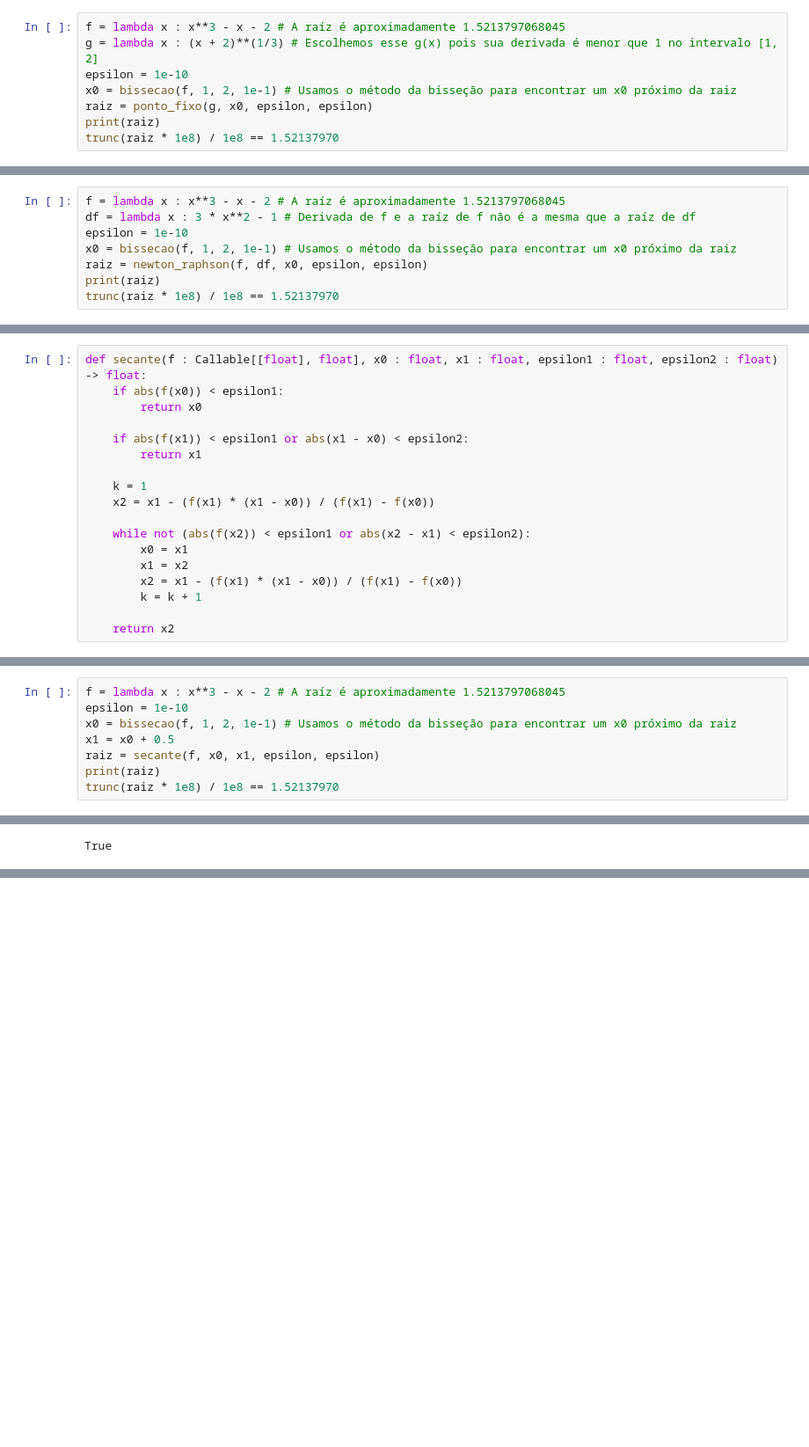
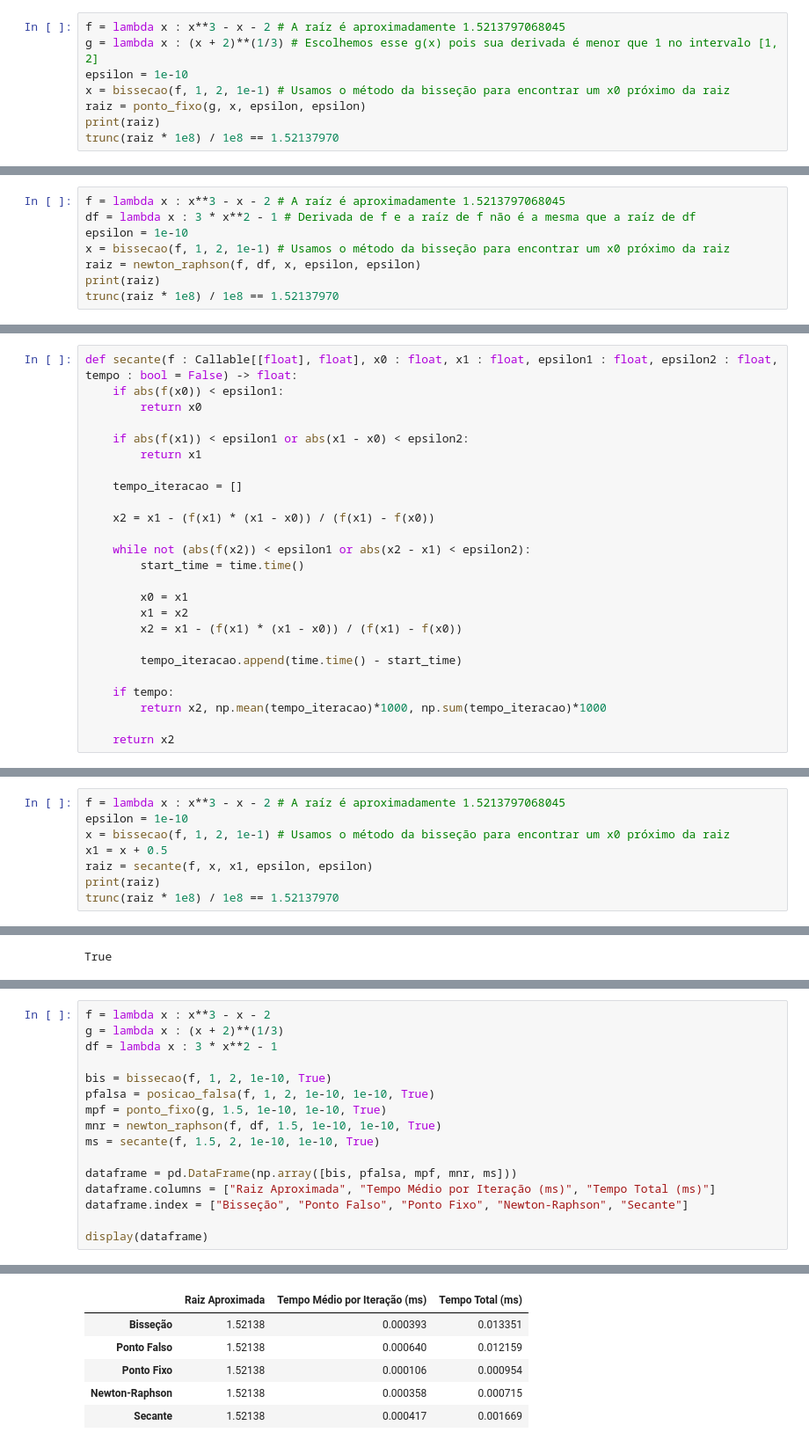
Before and after one commit to Gian-Figueiredo/mat-comp, a Jupyter notebook: cap 2/atv1.ipynb, the cells around one changed output, grey strips where cells are left out. Shown at 88% size. Saved outputs shown, nothing was run; the diff lists cells and outputs as text; blank space fills up the shorter version.

```diff
--- a/cap 2/atv1.ipynb
+++ b/cap 2/atv1.ipynb
@@ -182,8 +228,8 @@ def ponto_fixo(g : Callable[[float], float], x0 : float, epsilon1 : float, epsil
 f = lambda x : x**3 - x - 2 # A raíz é aproximadamente 1.5213797068045
 g = lambda x : (x + 2)**(1/3) # Escolhemos esse g(x) pois sua derivada é menor que 1 no intervalo [1, 2]
 epsilon = 1e-10
-x0 = bissecao(f, 1, 2, 1e-1) # Usamos o método da bisseção para encontrar um x0 próximo da raiz
-raiz = ponto_fixo(g, x0, epsilon, epsilon)
+x = bissecao(f, 1, 2, 1e-1) # Usamos o método da bisseção para encontrar um x0 próximo da raiz
+raiz = ponto_fixo(g, x, epsilon, epsilon)
 print(raiz)
 trunc(raiz * 1e8) / 1e8 == 1.52137970
 # %% [output]
@@ -233,8 +294,8 @@ def newton_raphson(f : Callable[[float], float], df : Callable[[float], float],
 f = lambda x : x**3 - x - 2 # A raíz é aproximadamente 1.5213797068045
 df = lambda x : 3 * x**2 - 1 # Derivada de f e a raíz de f não é a mesma que a raíz de df
 epsilon = 1e-10
-x0 = bissecao(f, 1, 2, 1e-1) # Usamos o método da bisseção para encontrar um x0 próximo da raiz
-raiz = newton_raphson(f, df, x0, epsilon, epsilon)
+x = bissecao(f, 1, 2, 1e-1) # Usamos o método da bisseção para encontrar um x0 próximo da raiz
+raiz = newton_raphson(f, df, x, epsilon, epsilon)
 print(raiz)
 trunc(raiz * 1e8) / 1e8 == 1.52137970
 # %% [output]
@@ -267,21 +336,28 @@ True
 # %% [markdown]
 ## Código
 # %%
-def secante(f : Callable[[float], float], x0 : float, x1 : float, epsilon1 : float, epsilon2 : float) -> float:
+def secante(f : Callable[[float], float], x0 : float, x1 : float, epsilon1 : float, epsilon2 : float, tempo : bool = False) -> float:
     if abs(f(x0)) < epsilon1:
         return x0
 
     if abs(f(x1)) < epsilon1 or abs(x1 - x0) < epsilon2:
         return x1
 
-    k = 1
+    tempo_iteracao = []
+
     x2 = x1 - (f(x1) * (x1 - x0)) / (f(x1) - f(x0))
 
     while not (abs(f(x2)) < epsilon1 or abs(x2 - x1) < epsilon2):
+        start_time = time.time()
+
         x0 = x1
         x1 = x2
         x2 = x1 - (f(x1) * (x1 - x0)) / (f(x1) - f(x0))
-        k = k + 1
+
+        tempo_iteracao.append(time.time() - start_time)
+
+    if tempo:
+        return x2, np.mean(tempo_iteracao)*1000, np.sum(tempo_iteracao)*1000
 
     return x2
 # %% [markdown]
@@ -289,9 +365,9 @@ def secante(f : Callable[[float], float], x0 : float, x1 : float, epsilon1 : flo
 # %%
 f = lambda x : x**3 - x - 2 # A raíz é aproximadamente 1.5213797068045
 epsilon = 1e-10
-x0 = bissecao(f, 1, 2, 1e-1) # Usamos o método da bisseção para encontrar um x0 próximo da raiz
-x1 = x0 + 0.5
-raiz = secante(f, x0, x1, epsilon, epsilon)
+x = bissecao(f, 1, 2, 1e-1) # Usamos o método da bisseção para encontrar um x0 próximo da raiz
+x1 = x + 0.5
+raiz = secante(f, x, x1, epsilon, epsilon)
 print(raiz)
 trunc(raiz * 1e8) / 1e8 == 1.52137970
 # %% [output]
@@ -305,0 +380,17 @@ True
+# %%
+f = lambda x : x**3 - x - 2
+g = lambda x : (x + 2)**(1/3)
+df = lambda x : 3 * x**2 - 1
+
+bis = bissecao(f, 1, 2, 1e-10, True)
+pfalsa = posicao_falsa(f, 1, 2, 1e-10, 1e-10, True)
+mpf = ponto_fixo(g, 1.5, 1e-10, 1e-10, True)
+mnr = newton_raphson(f, df, 1.5, 1e-10, 1e-10, True)
+ms = secante(f, 1.5, 2, 1e-10, 1e-10, True)
+
+dataframe = pd.DataFrame(np.array([bis, pfalsa, mpf, mnr, ms]))
+dataframe.columns = ["Raiz Aproximada", "Tempo Médio por Iteração (ms)", "Tempo Total (ms)"]
+dataframe.index = ["Bisseção", "Ponto Falso", "Ponto Fixo", "Newton-Raphson", "Secante"]
+
+display(dataframe)
+# %% [output]
@@ -305,0 +402,6 @@ True
+|  | Raiz Aproximada | Tempo Médio por Iteração (ms) | Tempo Total (ms) |
+| Bisseção | 1.52138 | 0.000393 | 0.013351 |
+| Ponto Falso | 1.52138 | 0.000640 | 0.012159 |
+| Ponto Fixo | 1.52138 | 0.000106 | 0.000954 |
+| Newton-Raphson | 1.52138 | 0.000358 | 0.000715 |
+| Secante | 1.52138 | 0.000417 | 0.001669 |
```
Also changed, not shown: parts of 46 cells of this notebook.
